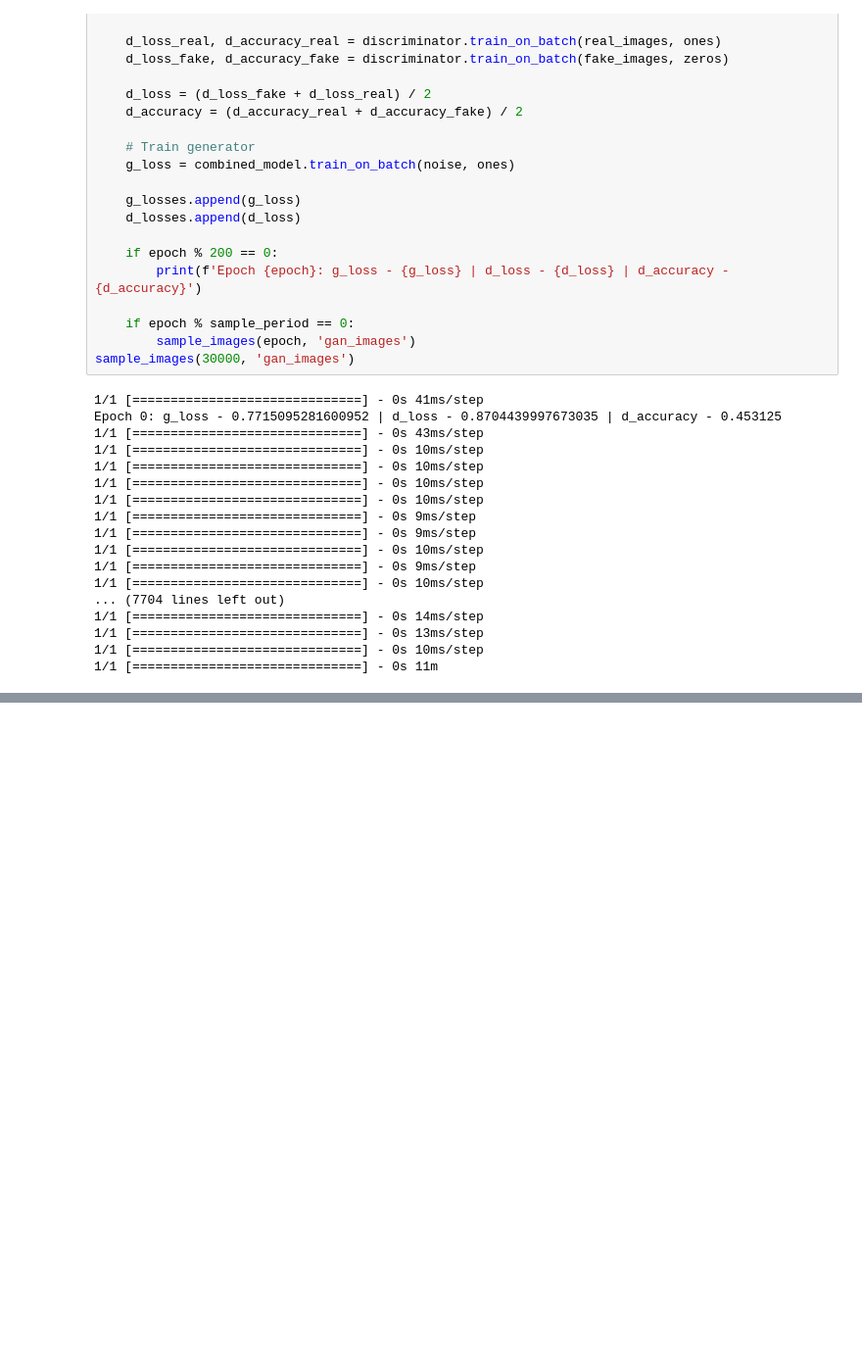
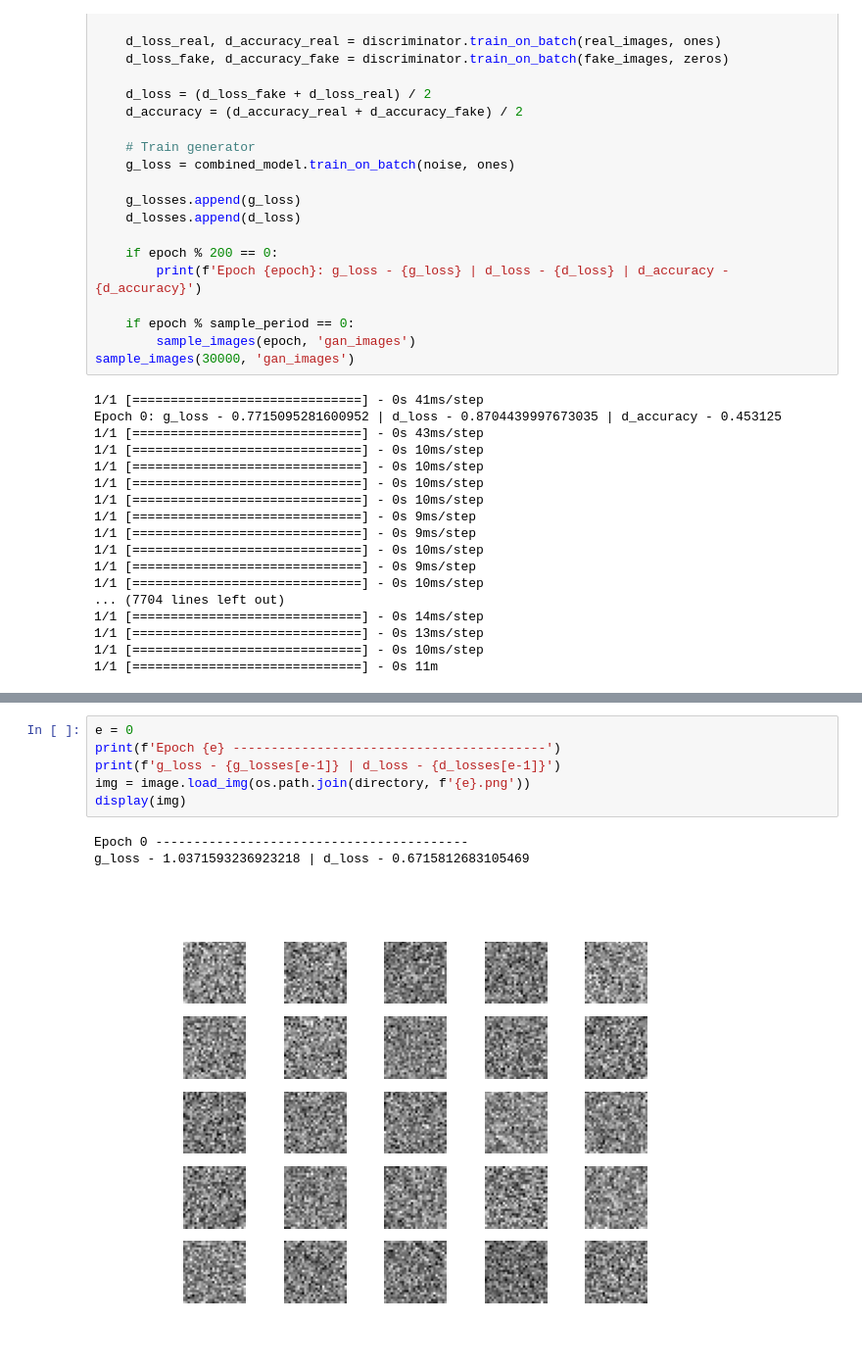
Before and after one commit to GBaoBot/GAN, a Jupyter notebook: GAN.ipynb, the cells around one changed output, grey strips where cells are left out. Shown at 98% size. Saved outputs shown, nothing was run; the diff lists cells and outputs as text; blank space fills up the shorter version.

```diff
--- a/GAN.ipynb
+++ b/GAN.ipynb
@@ -179,0 +184,10 @@ Epoch 0: g_loss - 0.7715095281600952 | d_loss - 0.8704439997673035 | d_accuracy
+# %%
+e = 0
+print(f'Epoch {e} -----------------------------------------')
+print(f'g_loss - {g_losses[e-1]} | d_loss - {d_losses[e-1]}')
+img = image.load_img(os.path.join(directory, f'{e}.png'))
+display(img)
+# %% [output]
+Epoch 0 -----------------------------------------
+g_loss - 1.0371593236923218 | d_loss - 0.6715812683105469
+[figure, added]
```
Also changed, not shown: parts of 7 cells of this notebook.
